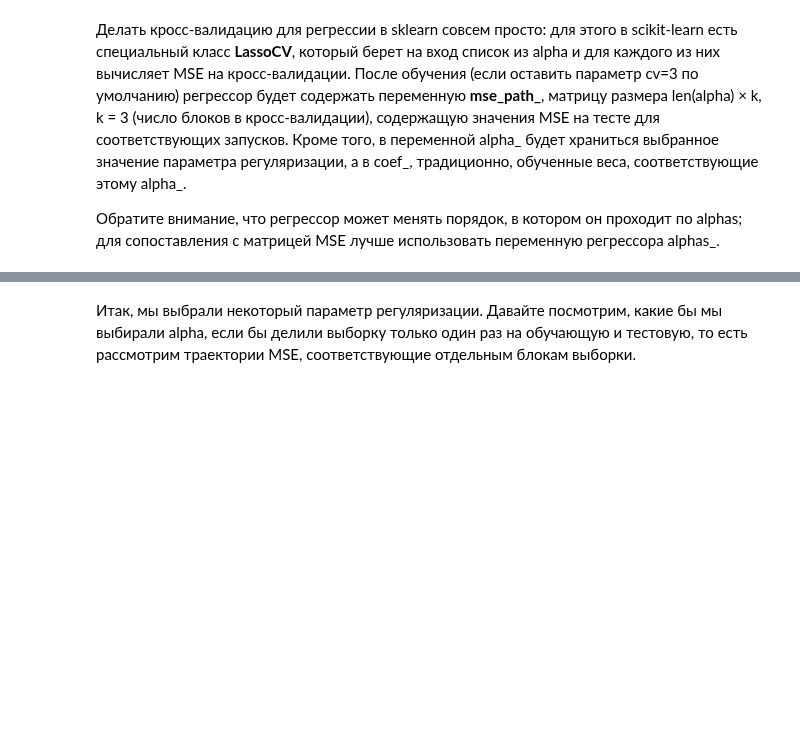
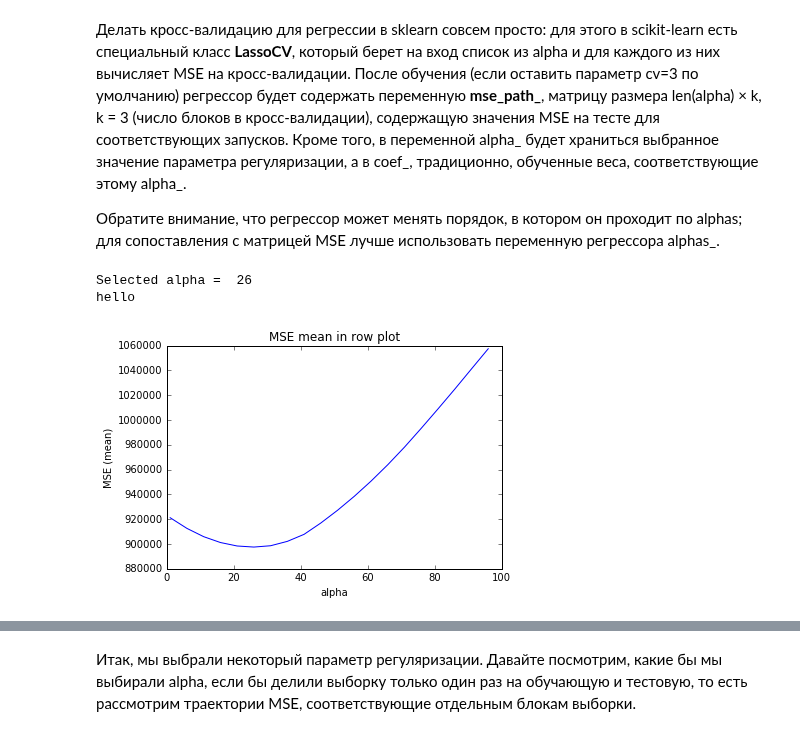
Before and after one commit to dbulgakov/HSE_DataMiningHW, a Jupyter notebook: DataAnalysis/Homeworks/Solutions/HW3/HW3_solution.ipynb, the cells around one changed output, grey strips where cells are left out. Saved outputs shown, nothing was run; the diff lists cells and outputs as text; code cells hidden in the pictures; blank space fills up the shorter version.

```diff
--- a/DataAnalysis/Homeworks/Solutions/HW3/HW3_solution.ipynb
+++ b/DataAnalysis/Homeworks/Solutions/HW3/HW3_solution.ipynb
@@ -264,6 +269,16 @@ from sklearn.linear_model import LassoCV
 # %%
 # Код 3.2 (1 балл)
 # Обучите регрессор LassoCV на всех параметрах регуляризации из alpha
 # Постройте график _усредненного_ по строкам MSE в зависимости от alpha.
 # Выведите выбранное alpha, а также пары "признак-коэффициент" для обученного вектора коэффициентов
 alphas = np.arange(1, 100, 5)
+lcv = LassoCV(alphas=alphas, cv=3).fit(X, y)
+average_in_row = np.mean(lcv.mse_path_, axis = 1)
+plt.plot(lcv.alphas_, average_in_row)
+plt.xlabel('alpha')
+plt.ylabel('MSE (mean)')
+plt.title('MSE mean in row plot')
+# %% [output]
+Selected alpha =  26
+hello
+[figure, added]
```
Also changed, not shown: parts of 5 cells of this notebook.
